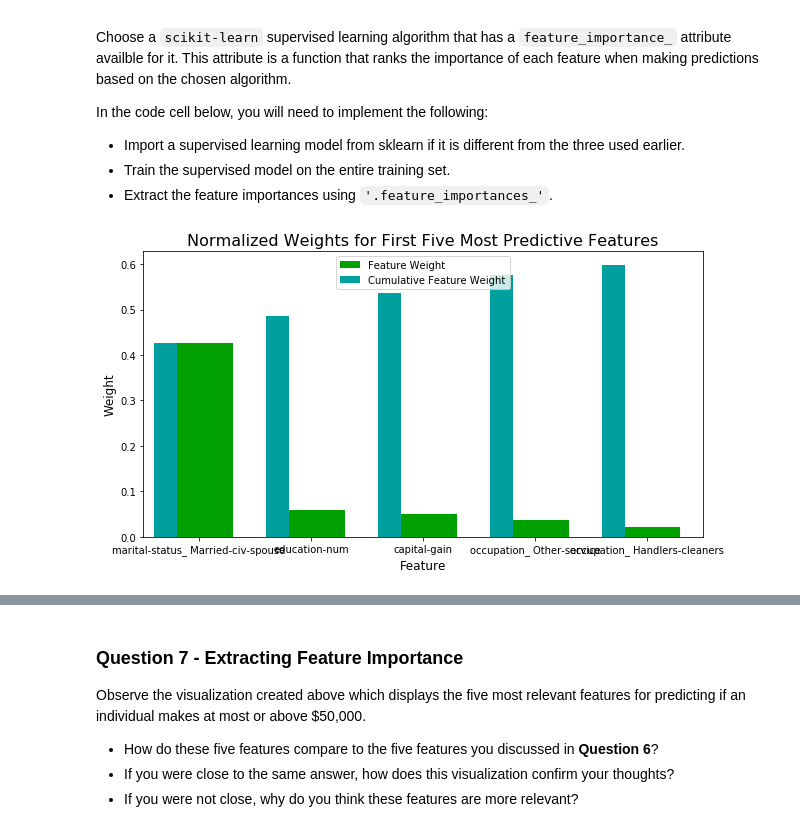
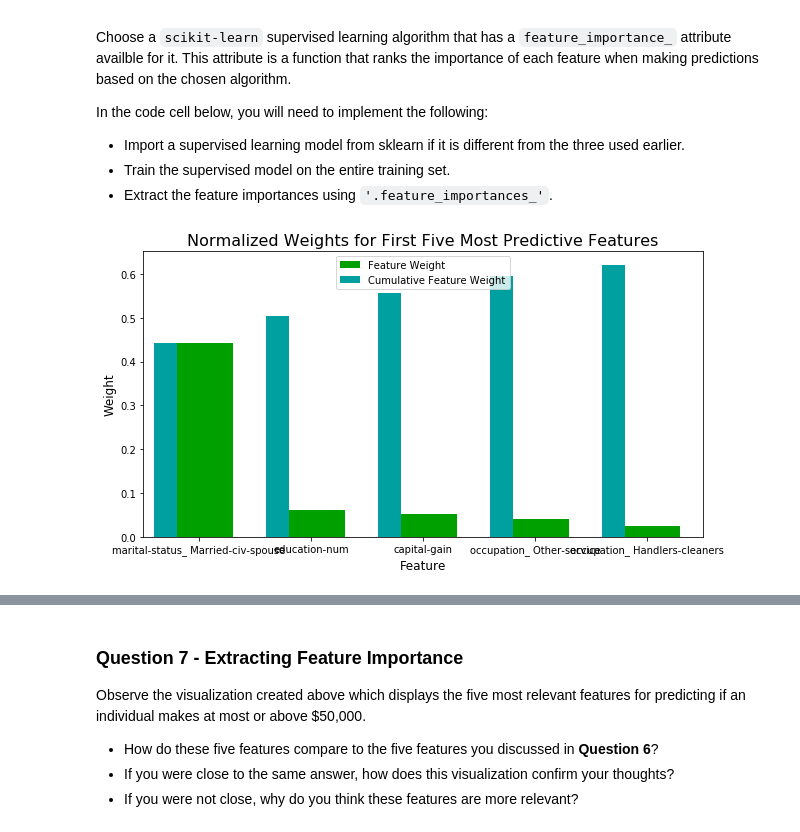
Before and after one commit to PingZhai/MachineLearningNanodegree_Udacity, a Jupyter notebook: Finding_donors/finding_donors.ipynb, the cells around one changed output, grey strips where cells are left out. Drawn from its saved outputs; the diff is of its cells as text; code cells hidden in the pictures.

```diff
--- a/Finding_donors/finding_donors.ipynb
+++ b/Finding_donors/finding_donors.ipynb
@@ -453,8 +453,8 @@ from sklearn import svm
 from sklearn.ensemble import RandomForestClassifier
 from xgboost import XGBClassifier
 # TODO: Initialize the three models
-clf_A = GaussianNB()
-clf_B = svm.SVC(random_state=42)
+clf_A = svm.SVC(kernel='rbf',random_state=42)
+clf_B = svm.SVC(kernel='linear',random_state=42)
 clf_C = RandomForestClassifier(random_state=42)
 clf_D = XGBClassifier()
 
@@ -468,13 +468,14 @@ samples_1 = int(samples_100*0.01)
 
 # Collect results on the learners
 results = {}
-for clf in [clf_A, clf_C, clf_D]:
-    clf_name = clf.__class__.__name__
+n=0
+for clf in [clf_A, clf_B, clf_C, clf_D]:
+    n=n+1
+    clf_name = clf.__class__.__name__+str(n)
     results[clf_name] = {}
     for i, samples in enumerate([samples_1, samples_10, samples_100]):
         results[clf_name][i] = \
         train_predict(clf, samples, X_train, y_train, X_test, y_test)
 
 # Run metrics visualization for the three supervised learning models chosen
-#vs.evaluate(results, accuracy, fscore)
 # %% [output]
@@ -645,14 +667,14 @@ In the code cell below, you will need to implement the following:
 # %%
 # TODO: Import a supervised learning model that has 'feature_importances_'
 
 
 # TODO: Train the supervised model on the training set using .fit(X_train, y_train)
-model = XGBClassifier(random_state=42,max_depth=6,n_estimators=40).fit(X_train,y_train)
+model = XGBClassifier(learning_rate=0.30,random_state=42,max_depth=6,n_estimators=30).fit(X_train,y_train)
 
 # TODO: Extract the feature importances using .feature_importances_
 importances = model.feature_importances_
 
 # Plot
 vs.feature_plot(importances, X_train, y_train)
 # %% [output]
-[figure, old version]
+[figure, new version]
```
Also changed, not shown: parts of 7 cells of this notebook.
